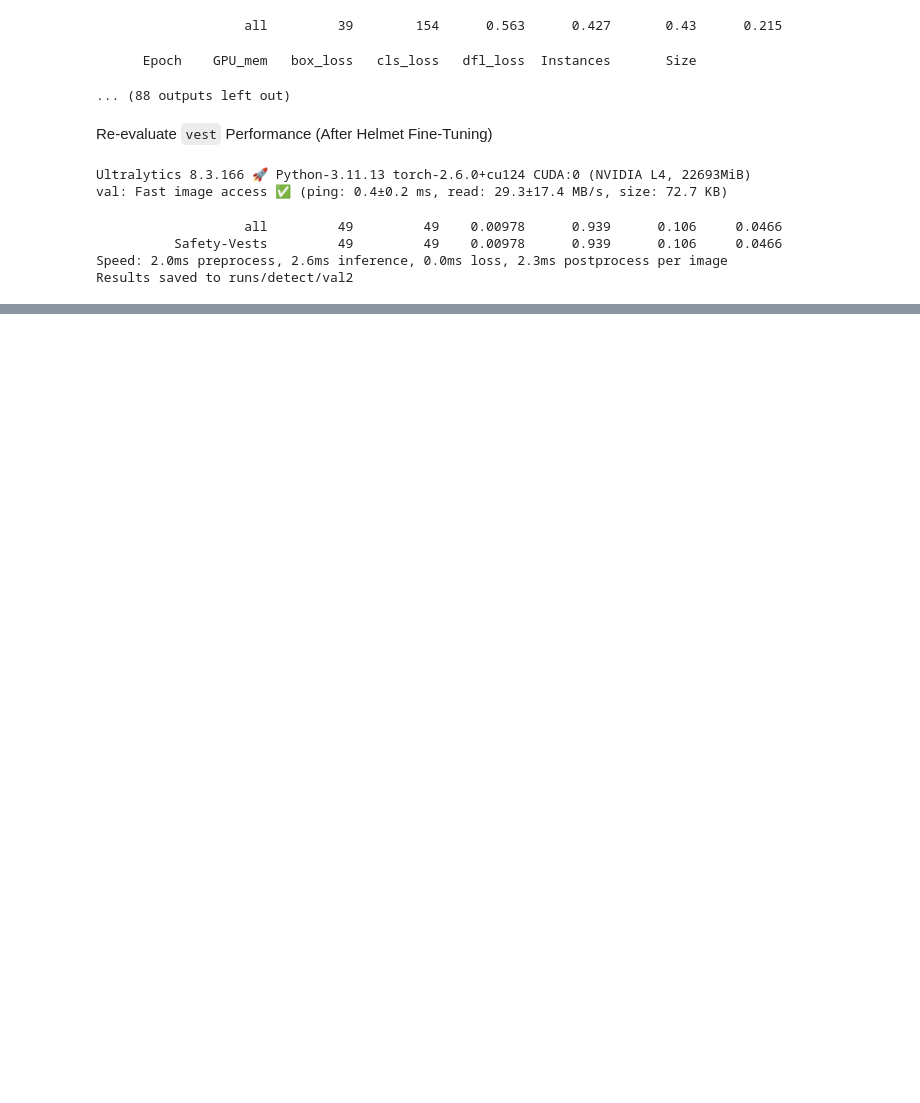
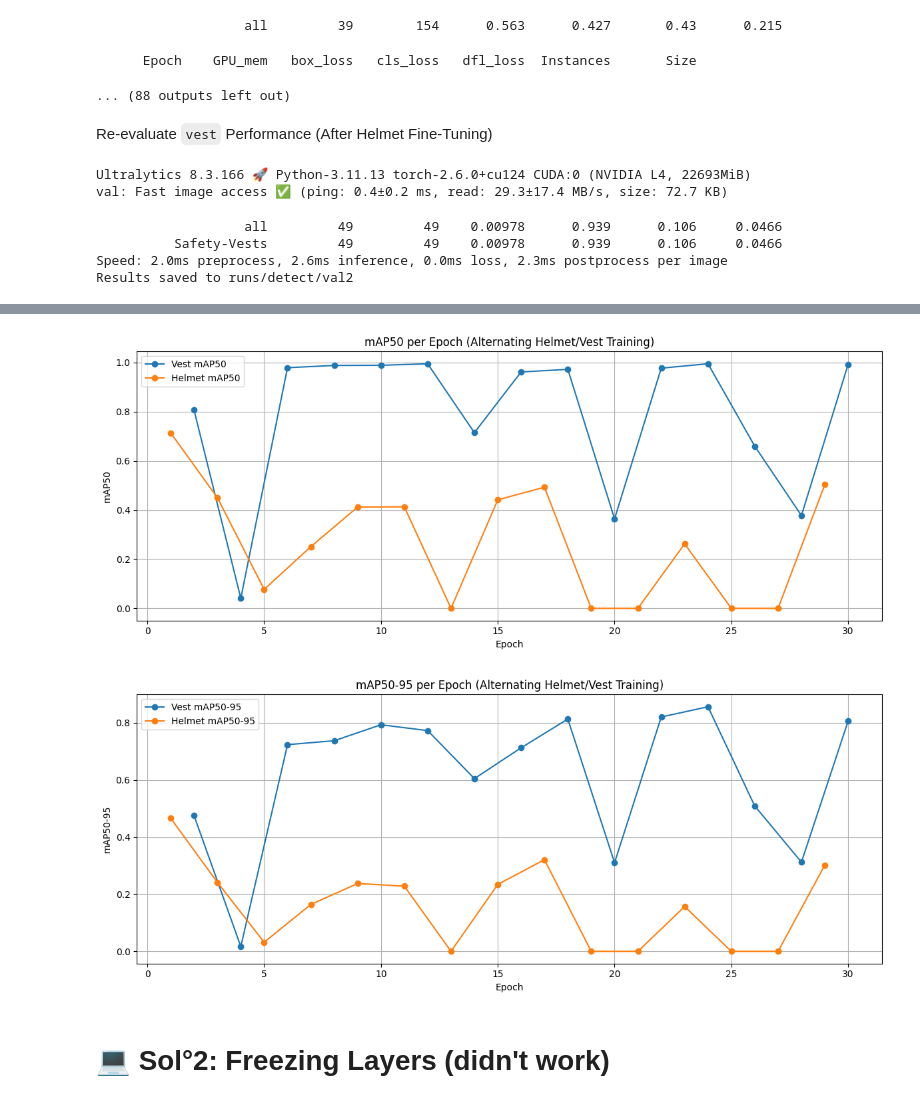
Before and after one commit to DoniaGasmii/hazard-detection-project, a Jupyter notebook: notebooks/yolo_finetune_retention.ipynb, the cells around one changed output, grey strips where cells are left out. Cells and saved outputs as stored; diff of their text form; code cells hidden in the pictures; blank space fills up the shorter version.

Commit message:
knowledge retention experiment after sequential finetuning

```diff
--- a/notebooks/yolo_finetune_retention.ipynb
+++ b/notebooks/yolo_finetune_retention.ipynb
@@ -253,0 +413,67 @@ Results saved to runs/detect/val2
+# %%
+import os
+import pandas as pd
+import matplotlib.pyplot as plt
+
+# Define the base directory where the epoch folders are stored
+base_dir = "/content/gdrive/MyDrive/DISAL/Disal-Data/runs/detect/yolo_finetune_retention_experiment/yolov8m_alt_ft"
+prefix = "yolov8m_alt_ft"
+
+# Initialize lists to store data
+epochs = []
+mAP50 = []
+mAP50_95 = []
+class_type = []
+
+# Loop over all folders with epoch results
+for epoch in range(1, 31):  # 1 to 30
+    folder = os.path.join(base_dir, f"{prefix}{epoch}")
+    results_csv = os.path.join(folder, "results.csv")
+
+    if os.path.exists(results_csv):
+        df = pd.read_csv(results_csv)
+        # Take the last row for metrics
+        last_row = df.iloc[-1]
+        epochs.append(epoch)
+        mAP50.append(last_row['metrics/mAP50(B)'])
+        mAP50_95.append(last_row['metrics/mAP50-95(B)'])
+        class_type.append("Helmet" if epoch % 2 == 1 else "Vest")  # Odd=Helmet, Even=Vest
+
+# Create a DataFrame
+metrics_df = pd.DataFrame({
+    "Epoch": epochs,
+    "mAP50": mAP50,
+    "mAP50_95": mAP50_95,
+    "Class": class_type
+})
+
+# Plot mAP50
+plt.figure(figsize=(12, 5))
+for cls in ["Vest", "Helmet"]:
+    subset = metrics_df[metrics_df["Class"] == cls]
+    plt.plot(subset["Epoch"], subset["mAP50"], marker='o', label=f'{cls} mAP50')
+plt.xlabel("Epoch")
+plt.ylabel("mAP50")
+plt.title("mAP50 per Epoch (Alternating Helmet/Vest Training)")
+plt.legend()
+plt.grid(True)
+plt.tight_layout()
+plt.show()
+
+# Plot mAP50-95
+plt.figure(figsize=(12, 5))
+for cls in ["Vest", "Helmet"]:
+    subset = metrics_df[metrics_df["Class"] == cls]
+    plt.plot(subset["Epoch"], subset["mAP50_95"], marker='o', label=f'{cls} mAP50-95')
+plt.xlabel("Epoch")
+plt.ylabel("mAP50-95")
+plt.title("mAP50-95 per Epoch (Alternating Helmet/Vest Training)")
+plt.legend()
+plt.grid(True)
+plt.tight_layout()
+plt.show()
+# %% [output]
+[figure, added]
+[figure, added]
+# %% [markdown]
+# 💻 Sol°2: Freezing Layers (didn't work)
```
Also changed, not shown: parts of 14 cells of this notebook, 6 other files.
